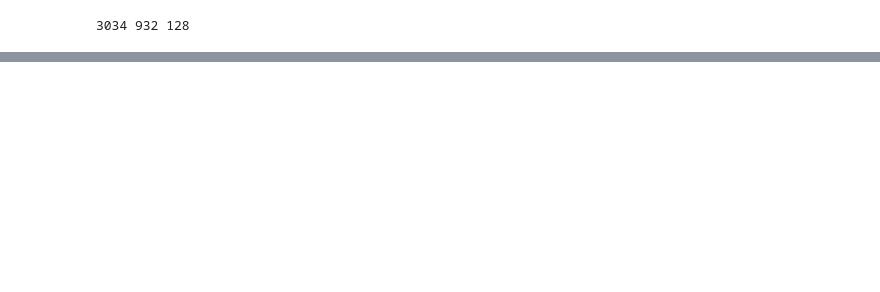
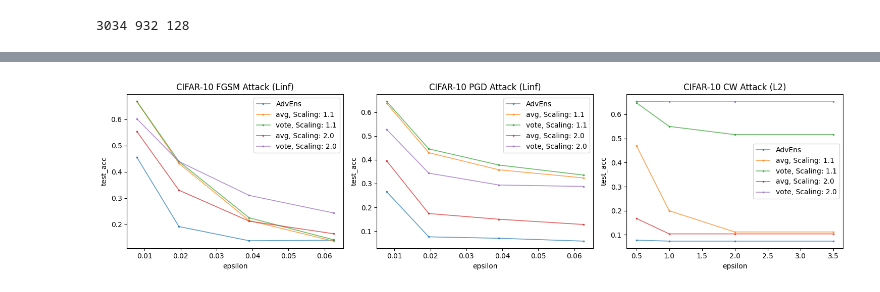
Before and after one commit to JasonTang99/gaussian-pyramid-defense, a Jupyter notebook: plot_exp.ipynb, the cells around one changed output, grey strips where cells are left out. Cells and saved outputs as stored; diff of their text form; code cells hidden in the pictures; blank space fills up the shorter version.

```diff
--- a/plot_exp.ipynb
+++ b/plot_exp.ipynb
@@ -250,0 +461,67 @@ plt.show()
+# %%
+# comparison with adversarial ensemble training
+# filter to (scaling, up_samplers, down_samplers) = (2.0, 3, 3), (1.1, 7, 7)
+
+df_filt = df[
+    ((df['scaling_factor'] == 2.0) & (df['up_samplers'] == 3) & (df['down_samplers'] == 3)) | \
+    ((df['scaling_factor'] == 1.1) & (df['up_samplers'] == 7) & (df['down_samplers'] == 7))
+]
+# filter to cifar10 and weighted_vote
+df_filt = df_filt[
+    (df_filt['dataset'] == 'cifar10') & \
+    ((df_filt['voting_method'] == 'weighted_vote') | \
+        (df_filt['voting_method'] == 'weighted_avg'))
+]
+df_filt = drop_redundant_cols(df_filt)
+
+# Add adversarial ensemble training data
+advens_filt = drop_redundant_cols(advens_df)
+advens_filt['attack_type'] = 'advens_' + advens_filt['attack_type']
+
+df_filt = pd.concat([df_filt, advens_filt])
+
+# drop nb_iter, eps_iter, rand_init, initial_const, norm
+df_filt = df_filt.drop(columns=['nb_iter', 'eps_iter', 'rand_init', 'initial_const', 'norm'])
+
+# filter by attack type
+plot_data = {}
+for attack_type in ['fgsm', 'pgd', 'cw']:
+    df_attack = df_filt[
+        (df_filt['attack_type'] == attack_type) | \
+        (df_filt['attack_type'] == f'advens_{attack_type}')
+    ]
+    df_attack = df_attack.sort_values(by=['attack_type','scaling_factor','up_samplers', 'down_samplers', 'epsilon'])
+    df_attack = drop_redundant_cols(df_attack)
+
+    # create arrays of test_acc and epsilon for each attack_type and voting method
+    plot_data[f'{attack_type}'] = {}
+    for i in range(len(df_attack)):
+        row = df_attack.iloc[i]
+        if row['attack_type'] == f'advens_{attack_type}':
+            name = 'AdvEns'
+        else:
+            name = f'{"vote" if "vote" in row["voting_method"] else "avg"}, Scaling: {row["scaling_factor"]}'
+        if name not in plot_data[f'{attack_type}']:
+            plot_data[f'{attack_type}'][name] = [[], []]
+        plot_data[f'{attack_type}'][name][0].append(row['test_acc'])
+        plot_data[f'{attack_type}'][name][1].append(row['epsilon'])
+
+# plot
+fig, ax = plt.subplots(1, 3, figsize=(15, 4))
+ax[0].set_title('CIFAR-10 FGSM Attack (Linf)')
+ax[1].set_title('CIFAR-10 PGD Attack (Linf)')
+ax[2].set_title('CIFAR-10 CW Attack (L2)')
+for i in range(3):
+    ax[i].set_xlabel('epsilon')
+    ax[i].set_ylabel('test_acc')
+# plot test_acc vs epsilon for each scaling factor
+for i in range(3):
+    for name, data in plot_data[f'{["fgsm", "pgd", "cw"][i]}'].items():
+        ax[i].plot(data[1], data[0], label=name, marker='o',
+            linewidth=1.25, markersize=1.75, alpha=0.7)
+    ax[i].legend()
+plt.savefig('graphs/adv_ens_comparison.png', dpi=200)
+plt.tight_layout()
+plt.show()
+# %% [output]
+[figure, added]
```
Also changed, not shown: parts of 21 cells of this notebook, 28 other files.
